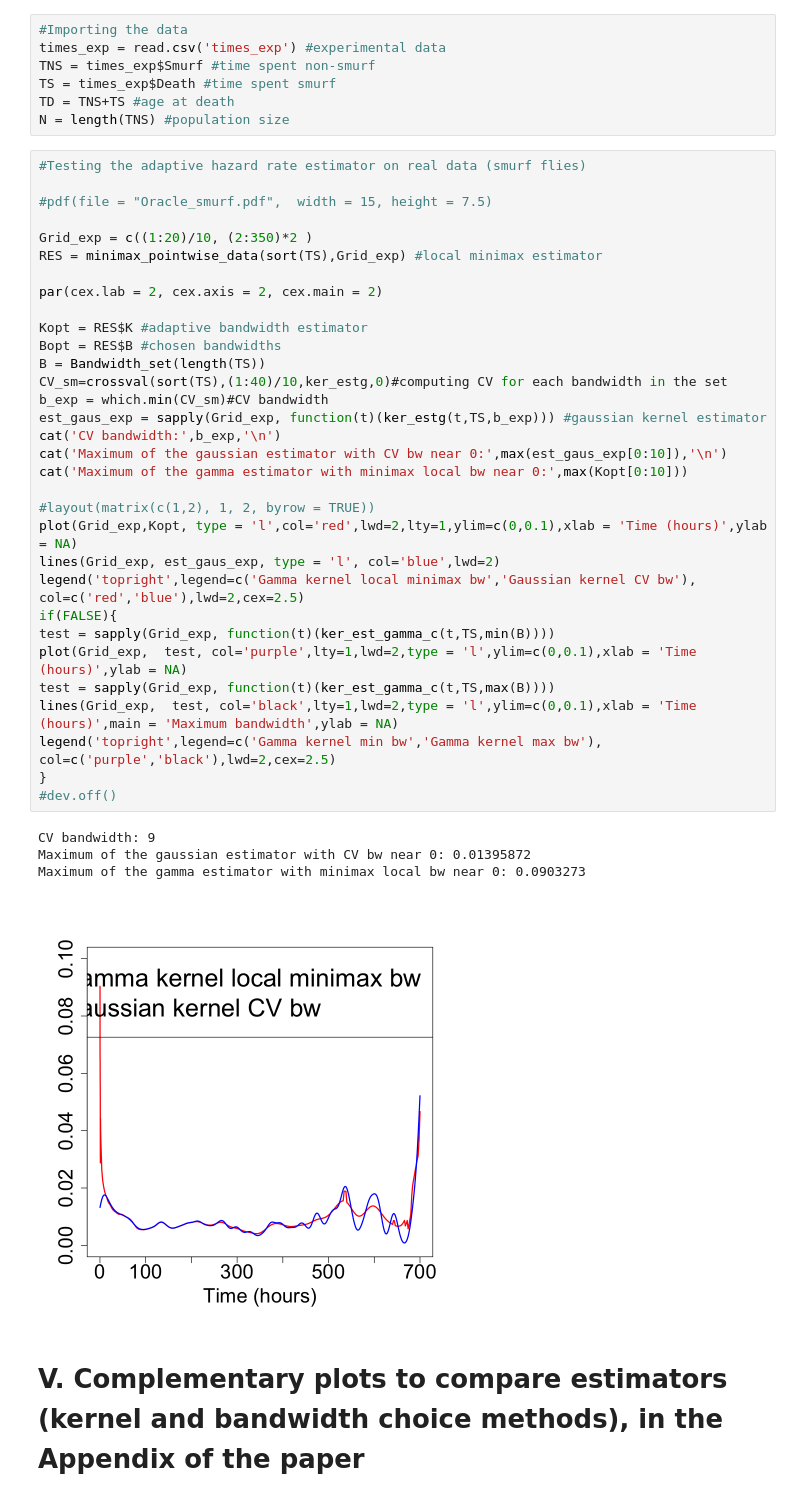
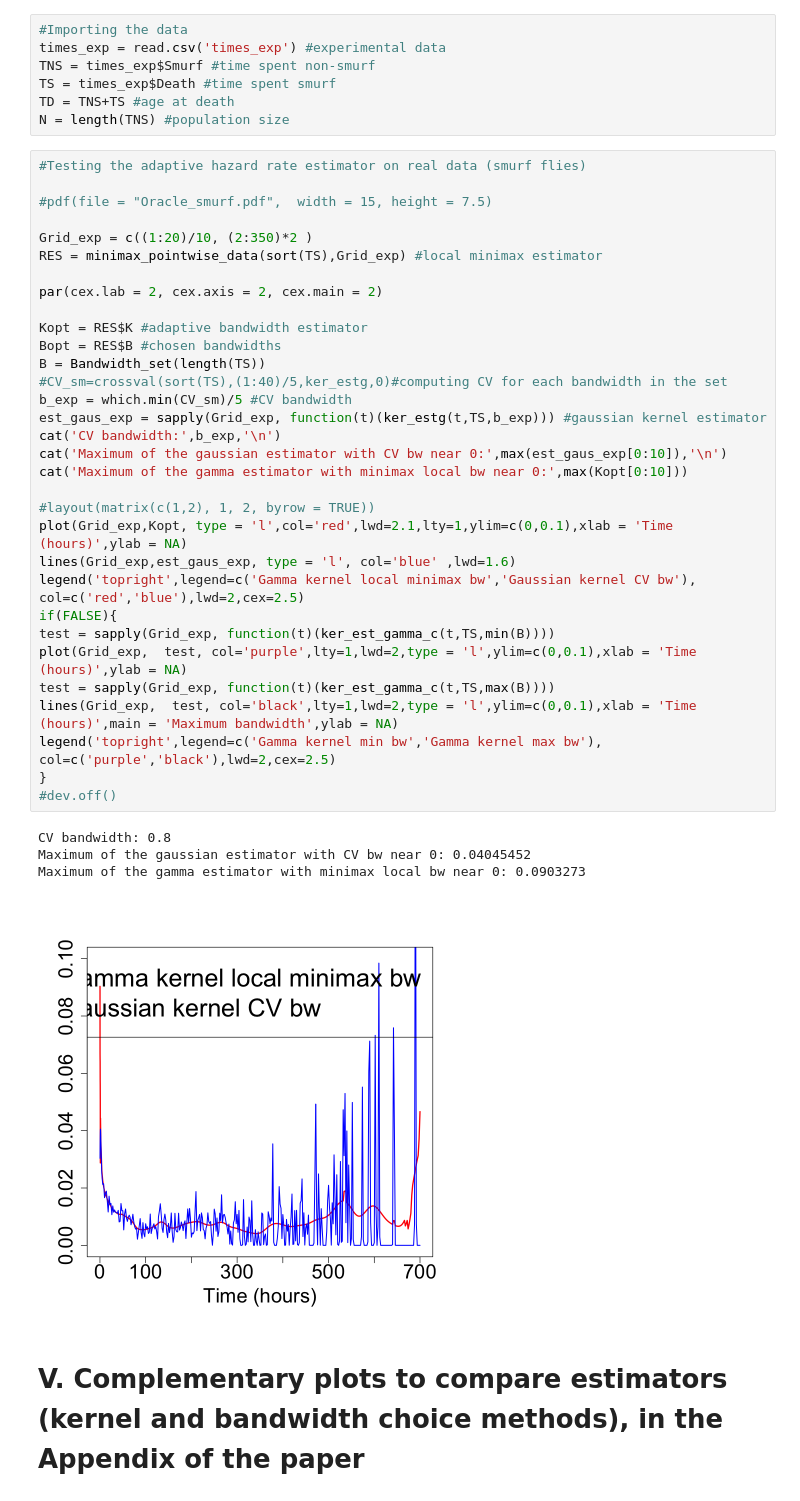
Before and after one commit to luce-breuil/non_param_estim_assoc, a Jupyter notebook: Kernel_estimation_theory.ipynb, the cells around one changed output. Drawn from its saved outputs; the diff is of its cells as text.

Commit message:
Adding figures

```diff
--- a/Kernel_estimation_theory.ipynb
+++ b/Kernel_estimation_theory.ipynb
@@ -482,40 +480,40 @@ N = length(TNS) #population size
 # %%
 #Testing the adaptive hazard rate estimator on real data (smurf flies)
 
 #pdf(file = "Oracle_smurf.pdf",  width = 15, height = 7.5)
 
 Grid_exp = c((1:20)/10, (2:350)*2 )
 RES = minimax_pointwise_data(sort(TS),Grid_exp) #local minimax estimator
 
 par(cex.lab = 2, cex.axis = 2, cex.main = 2)
 
 Kopt = RES$K #adaptive bandwidth estimator
 Bopt = RES$B #chosen bandwidths
 B = Bandwidth_set(length(TS))
-CV_sm=crossval(sort(TS),(1:40)/10,ker_estg,0)#computing CV for each bandwidth in the set
-b_exp = which.min(CV_sm)#CV bandwidth
+#CV_sm=crossval(sort(TS),(1:40)/5,ker_estg,0)#computing CV for each bandwidth in the set
+b_exp = which.min(CV_sm)/5 #CV bandwidth
 est_gaus_exp = sapply(Grid_exp, function(t)(ker_estg(t,TS,b_exp))) #gaussian kernel estimator
 cat('CV bandwidth:',b_exp,'\n')
 cat('Maximum of the gaussian estimator with CV bw near 0:',max(est_gaus_exp[0:10]),'\n')
 cat('Maximum of the gamma estimator with minimax local bw near 0:',max(Kopt[0:10]))
 
 #layout(matrix(c(1,2), 1, 2, byrow = TRUE))
-plot(Grid_exp,Kopt, type = 'l',col='red',lwd=2,lty=1,ylim=c(0,0.1),xlab = 'Time (hours)',ylab = NA)
-lines(Grid_exp, est_gaus_exp, type = 'l', col='blue',lwd=2)
+plot(Grid_exp,Kopt, type = 'l',col='red',lwd=2.1,lty=1,ylim=c(0,0.1),xlab = 'Time (hours)',ylab = NA)
+lines(Grid_exp,est_gaus_exp, type = 'l', col='blue' ,lwd=1.6)
 legend('topright',legend=c('Gamma kernel local minimax bw','Gaussian kernel CV bw'), col=c('red','blue'),lwd=2,cex=2.5)
 if(FALSE){
 test = sapply(Grid_exp, function(t)(ker_est_gamma_c(t,TS,min(B))))
 plot(Grid_exp,  test, col='purple',lty=1,lwd=2,type = 'l',ylim=c(0,0.1),xlab = 'Time (hours)',ylab = NA)
 test = sapply(Grid_exp, function(t)(ker_est_gamma_c(t,TS,max(B))))
 lines(Grid_exp,  test, col='black',lty=1,lwd=2,type = 'l',ylim=c(0,0.1),xlab = 'Time (hours)',main = 'Maximum bandwidth',ylab = NA)
 legend('topright',legend=c('Gamma kernel min bw','Gamma kernel max bw'), col=c('purple','black'),lwd=2,cex=2.5)
 }
 #dev.off()
 # %% [output]
-CV bandwidth: 9
-Maximum of the gaussian estimator with CV bw near 0: 0.01395872
+CV bandwidth: 0.8
+Maximum of the gaussian estimator with CV bw near 0: 0.04045452
 Maximum of the gamma estimator with minimax local bw near 0: 0.0903273
-[figure, old version]
+[figure, new version]
 # %% [markdown]
 # V. Complementary plots to compare estimators (kernel and bandwidth choice methods), in the Appendix of the paper
 # %%
```
Also changed, not shown: parts of 1 cell of this notebook, 10 other files.
